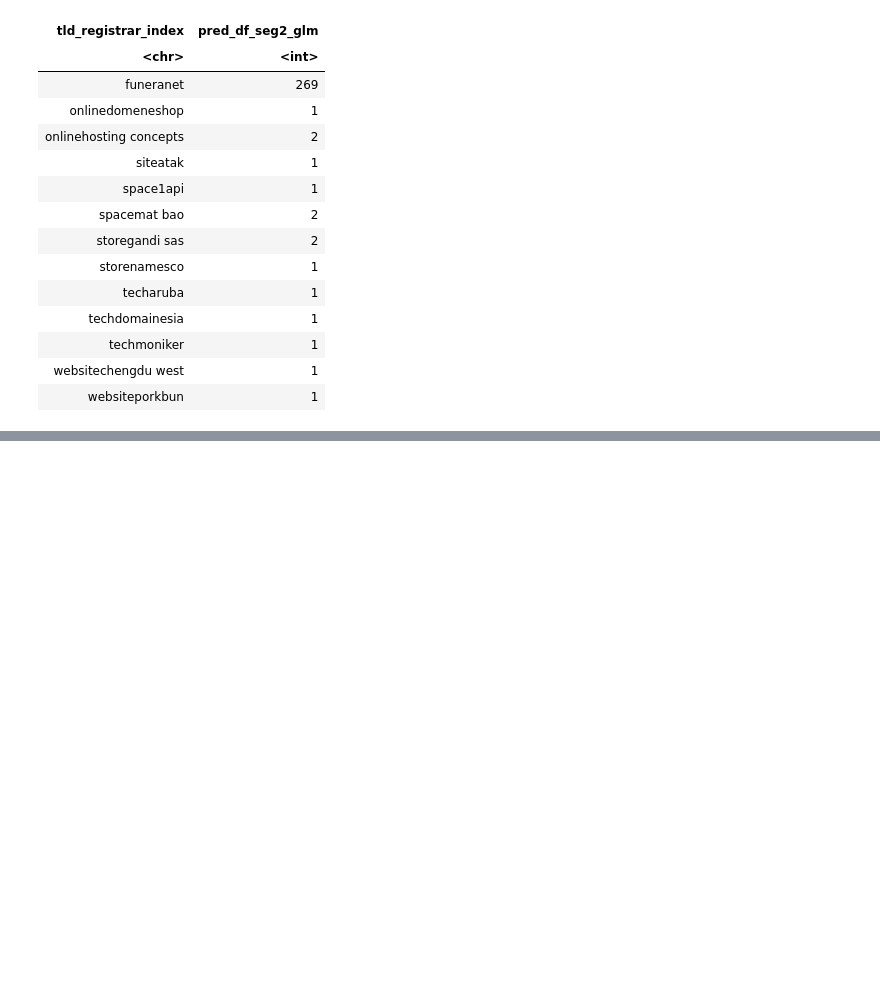
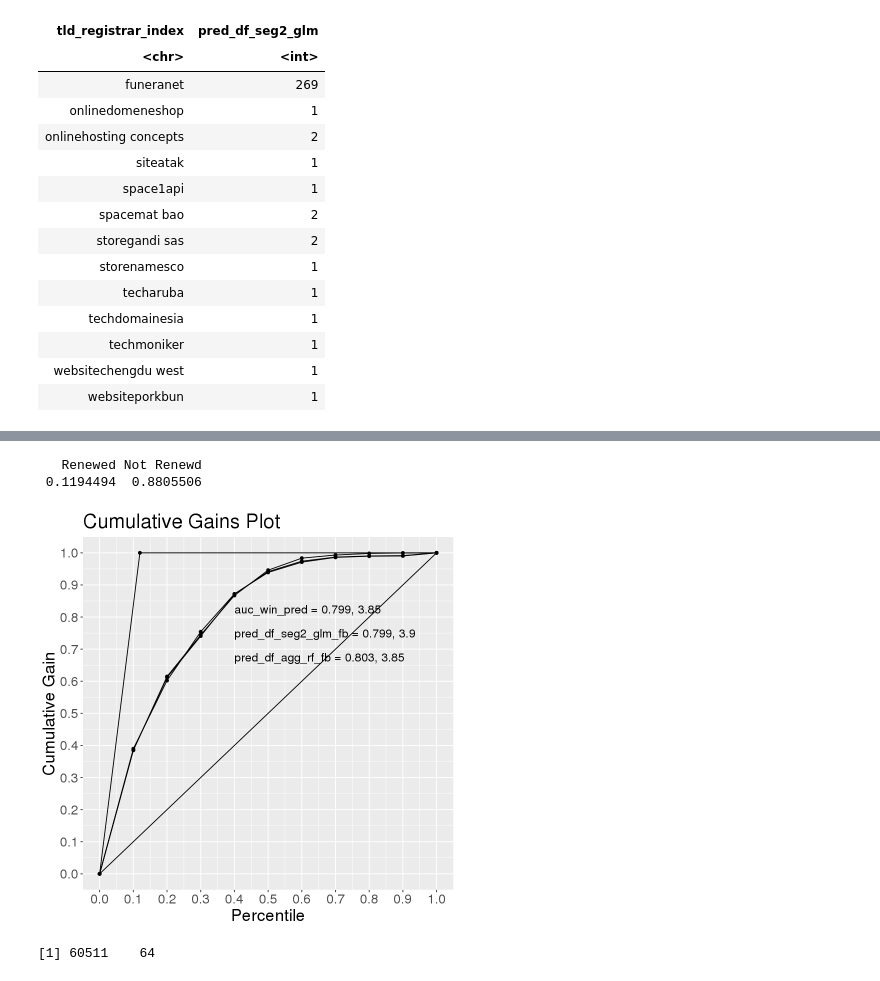
Before and after one commit to liouviaglou/Domains, a Jupyter notebook: scripts/phaseII_06/05_fallback_meta.ipynb, the cells around one changed output, grey strips where cells are left out. Cells and saved outputs as stored; diff of their text form; code cells hidden in the pictures; blank space fills up the shorter version.

Commit message:
trained and tested meta-model

```diff
--- a/scripts/phaseII_06/05_fallback_meta.ipynb
+++ b/scripts/phaseII_06/05_fallback_meta.ipynb
@@ -964,0 +1924,6 @@ expiry_test_predictions %>% filter(tld_registrar_index==)
+# %%
+# remove all NAs
+# ie elements of test which were used to train the model
+expiry_test_predictions_assign <- expiry_test_predictions_assign %>% filter(!is.na(auc_win_01))
+sum(is.na(expiry_test_predictions_assign$auc_win_01))/nrow(expiry_test_predictions_assign)
+head(expiry_test_predictions_assign)
@@ -964,0 +1941,6 @@ expiry_test_predictions %>% filter(tld_registrar_index==)
+# %%
+expiry_test_predictions_assign$auc_win_pred <-
+    (expiry_test_predictions_assign$auc_win_01=='auc_seg2_glm_fb')*expiry_test_predictions_assign$pred_df_seg2_glm_fb+
+    (expiry_test_predictions_assign$auc_win_01=='auc_agg_rf_fb')*expiry_test_predictions_assign$pred_df_agg_rf_fb
+
+head(expiry_test_predictions_assign %>% select(pred_df_seg2_glm_fb,pred_df_agg_rf_fb,auc_win_01,auc_win_pred))
@@ -964,0 +1957,29 @@ expiry_test_predictions %>% filter(tld_registrar_index==)
+# %%
+
+lift_list <- list()
+auc_list <- list()
+
+fallback_lift <- chart_lift(pred_df=expiry_test_predictions_assign,
+                        dep_var = "renewal_status",
+                        pred_var = "auc_win_pred")
+
+lift_list[["auc_win_pred"]] <- fallback_lift
+auc_list[["auc_win_pred"]] <- calc_auc(lift_df=fallback_lift)
+
+models <- c('pred_df_seg2_glm_fb','pred_df_agg_rf_fb')
+
+
+for (model in models){
+    model_lift <- chart_lift(pred_df=expiry_test_predictions_assign,
+                        dep_var = "renewal_status",
+                        pred_var = model)
+
+    fallback_lift <- merge(fallback_lift, model_lift, by=c("P"),all= TRUE,
+                           suffixes = c("",
+                                        paste("_",gsub("pred_df_", "", model)) ))
+
+    lift_list[[model]] <- model_lift
+    auc_list[[model]] <- calc_auc(lift_df=model_lift)
+}
+
+lift_df <- fallback_lift
@@ -964,0 +2012,5 @@ expiry_test_predictions %>% filter(tld_registrar_index==)
+# %%
+prop.table(table(expiry_test_predictions_assign$renewal_status))
+# %% [output]
+   Renewed Not Renewd
+ 0.1194494  0.8805506
@@ -964,0 +2064,10 @@ expiry_test_predictions %>% filter(tld_registrar_index==)
+# %%
+plot_multigains(            lift_df_list=lift_list,
+                             auc_list = auc_list,
+                             prop_positive = 0.1194494)
+# %% [output]
+[figure, added]
+# %%
+dim(expiry_test_predictions_assign)
+# %% [output]
+[1] 60511    64
```
Also changed, not shown: parts of 95 cells of this notebook, 1 other file.
